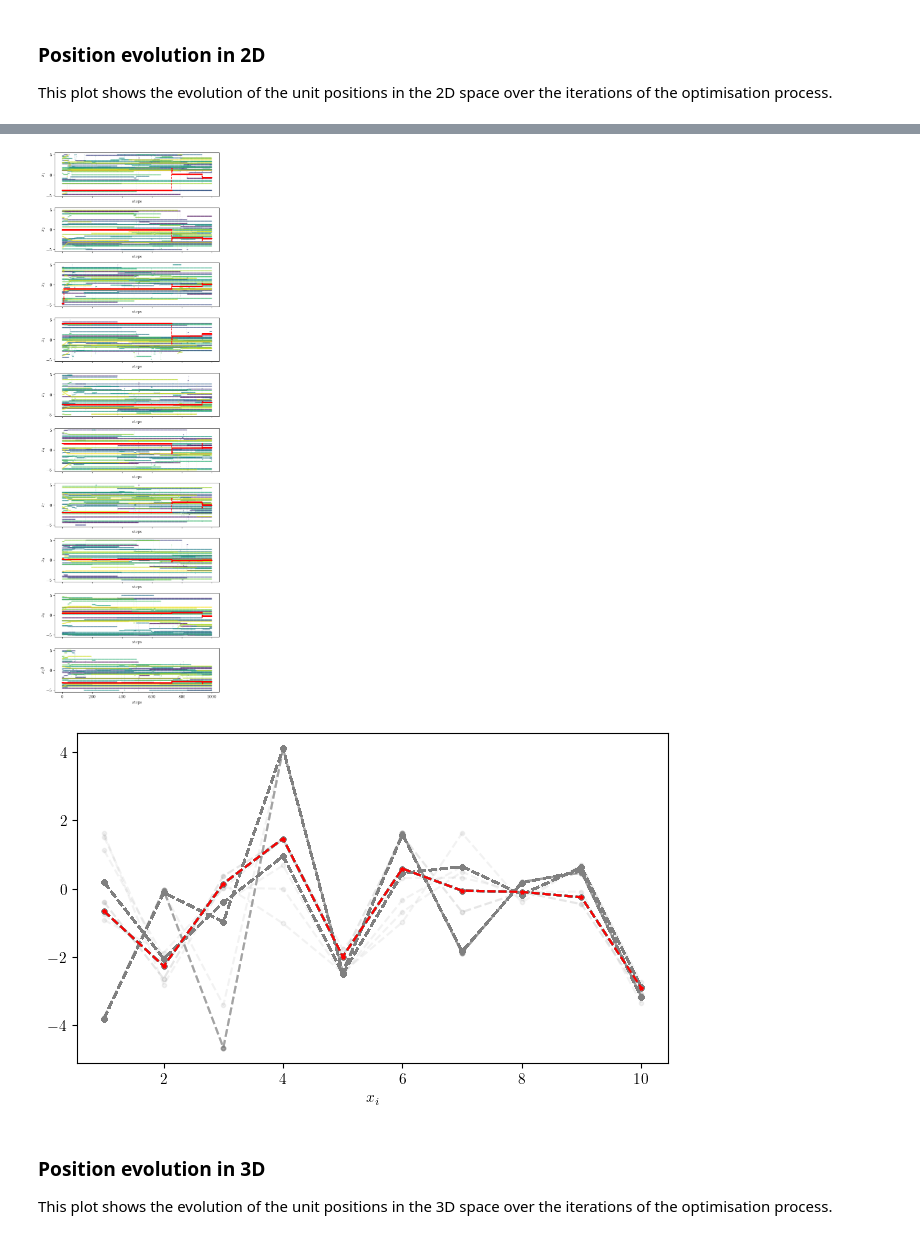
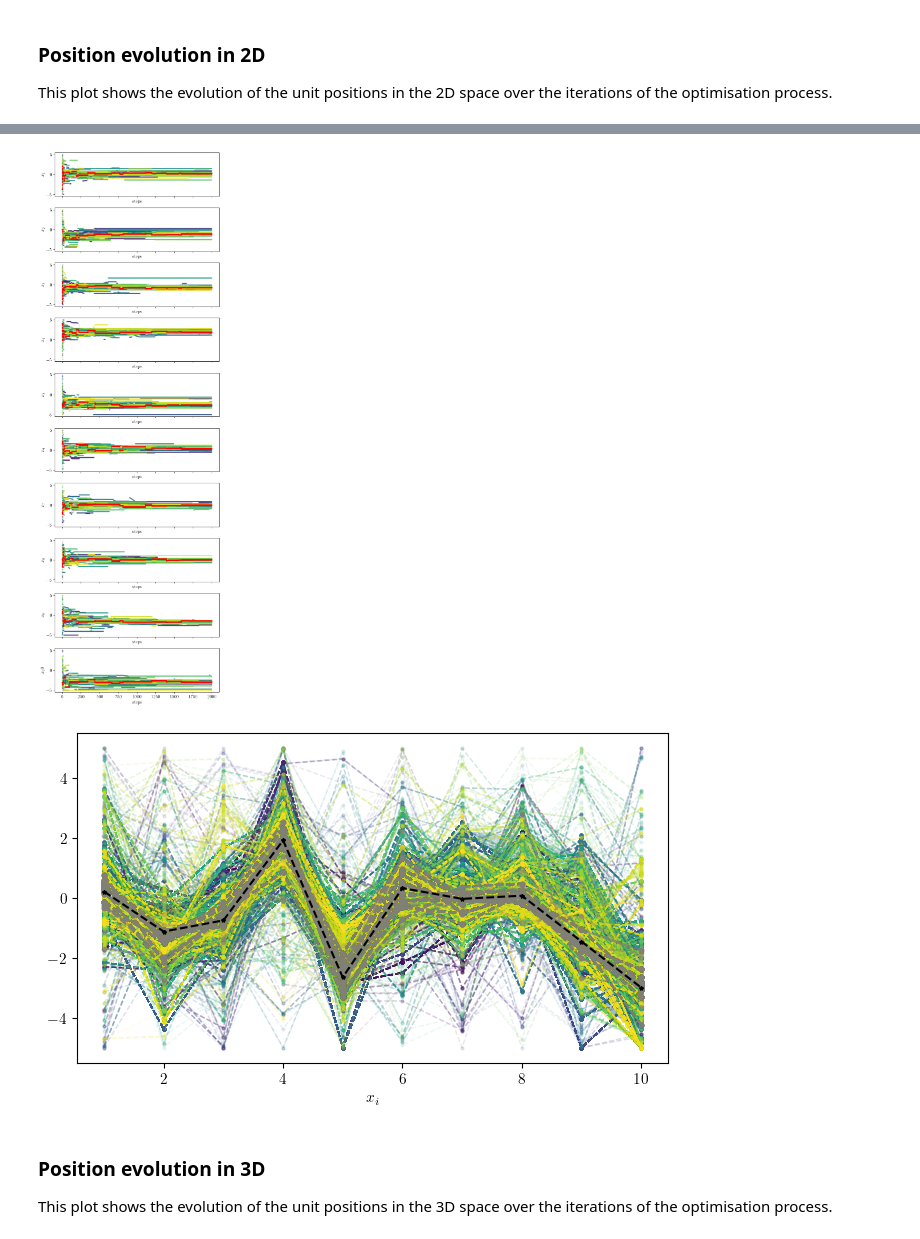
Before and after one commit to neuroptimiser/neuroptimiser, a Jupyter notebook: exp/Example2.ipynb, the cells around one changed output, grey strips where cells are left out. Cells and saved outputs as stored; diff of their text form; code cells hidden in the pictures.

```diff
--- a/exp/Example2.ipynb
+++ b/exp/Example2.ipynb
@@ -63,7 +63,7 @@ def save_this(fig, _in=""):
 In this section, we define the problem parameters, including the number of steps, problem ID, instance, dimensions. In addition, we set the custom parameters for the Neuroptimiser, which will replace the default parameters of the spiking core.
 # %%
 # Define the problem parameters
-num_steps       = 1000       # Number of iterations
+num_steps       = 2000       # Number of iterations
 num_dimensions  = 10         # Number of dimensions for the problem
 num_agents      = 30        # Number of agents/units in the Neuroptimiser
 num_neighbours  = 5        # Number of neighbours for each agent/unit
@@ -87,9 +87,9 @@ config_params = dict(
 neuropt_custom_params = [   # Specify the custom parameters for the spiking cores
     {"name": "linear",      # (uncomment to make 50% or 33% of the units use this core)
      "coeffs": "random",
-     "spk_cond": "fixed",
-     "hs_operator": "swarm",
-     "hs_variant": "neighbourhood"
+     "spk_cond": "l1",
+     "hs_operator": "cma",
+     "hs_variant": "none"
      },
     # {"name": "izhikevich",  # 33% of the units will use this core
     #  "coeffs": "random",
@@ -353,36 +353,36 @@ fig.tight_layout()
 
 save_this(fig, _in="positions_1d")
 # %% [output]
-[figure, old version]
+[figure, new version]
 # %%
 cmap = plt.get_cmap('viridis', num_agents)
 color = cmap(np.linspace(0, 1, num_agents))
 
 dims = np.arange(num_dimensions) + 1
 
 fig, ax = plt.subplots(figsize=(width, height), sharex=True)
 
-# for agent, c in enumerate(color):
-#     ax.plot(dims, positions[:, agent, :].T, "--o",
-#              color=c, alpha=0.1, markersize=2, linewidth=1,
-#              label=f"Agent {agent}")
+for agent, c in enumerate(color):
+    ax.plot(dims, positions[:, agent, :].T, "--o",
+             color=c, alpha=0.1, markersize=2, linewidth=1,
+             label=f"Agent {agent}")
 
 ax.plot(dims, best_position[:, :].T, "--o",
         color="grey", markersize=3, alpha=0.1, label="Best position")
 
 ax.plot(dims, best_position[-1, :].T, "--*",
-        color="red", markersize=3, label="Best position")
+        color="black", markersize=3, label="Best position")
 
 # plt.legend()
 ax.set_xlabel(r"$i$")
 ax.set_xlabel(r"$x_i$")
 
 ax.patch.set_alpha(0)
 fig.tight_layout()
 
 save_this(fig, _in="positions_1dx")
 # %% [output]
-[figure, old version]
+[figure, new version]
 # %% [markdown]
 ### Position evolution in 3D
 This plot shows the evolution of the unit positions in the 3D space over the iterations of the optimisation process.
```
Also changed, not shown: parts of 16 cells of this notebook, 2 other files.
